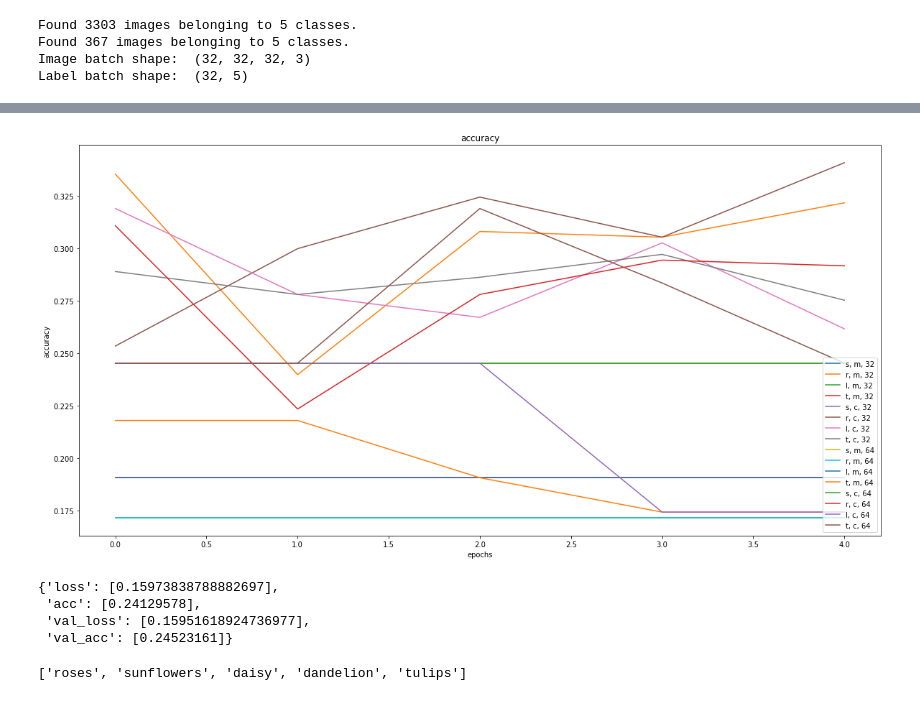
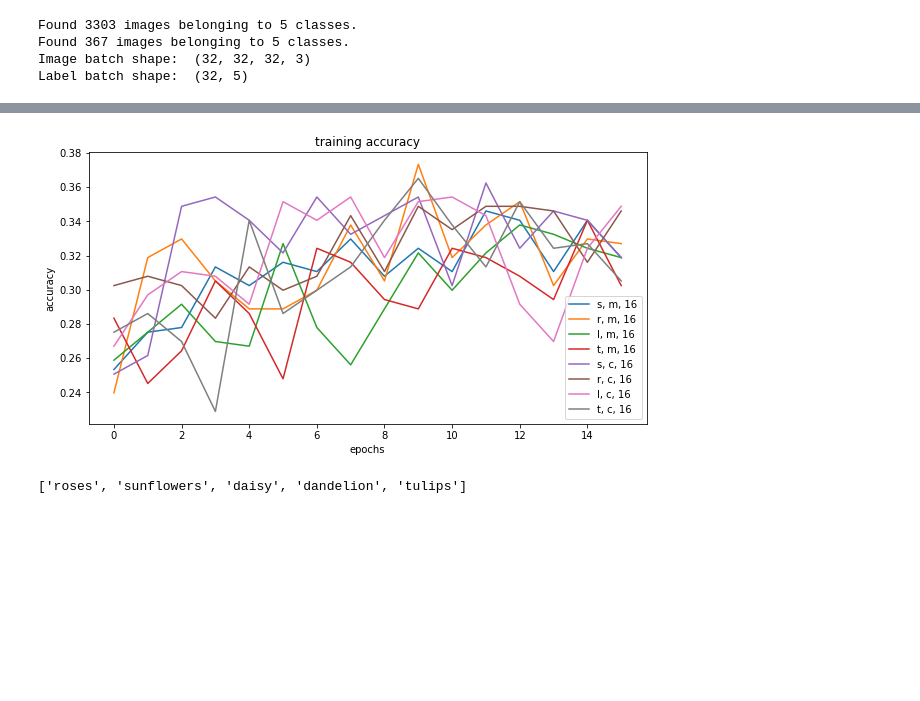
Before and after one commit to Koiter/docker-dl, a Jupyter notebook: Notebook/theBigRunner.ipynb, the cells around one changed output, grey strips where cells are left out. Cells and saved outputs as stored; diff of their text form; code cells hidden in the pictures; blank space fills up the shorter version.

```diff
--- a/Notebook/theBigRunner.ipynb
+++ b/Notebook/theBigRunner.ipynb
@@ -133,7 +131,7 @@ NameError: name 'data' is not defined
 image_generator = tf.keras.preprocessing.image.ImageDataGenerator(rescale=1/255)
 actFunc = ['sigmoid','relu','leaky','tanh']
 lossFunc = ['mean_squared_error','categorical_crossentropy']
-imSizes = [32,64]
+imSizes = [16]
 
 def getData(size):
     t_data = image_generator.flow_from_directory("flower_photos",color_mode="grayscale",target_size=(size,size))
@@ -176,7 +174,7 @@ def trainModel(model, tr_dat, val_dat):
 
 
 #initialisation
-epoch = 5
+epoch = 16
 
 savedMods = []
 runs = 1
@@ -226,0 +225,16 @@ Epoch 5/5
+# %%
+def plot_training(savedMods):
+    ledge = []
+    plt.figure(figsize=(10,5))
+    for i in range(len(savedMods)):
+        plt.plot(savedMods[i][3].history['validation_acc'])
+        ledge.append(savedMods[i][1][0]+ ', ' + savedMods[i][2][0] + ', '+str(savedMods[i][0]))
+    plt.title('validation accuracy')
+    plt.ylabel('accuracy')
+    plt.xlabel('epochs')
+    plt.legend(ledge, loc='lower right')
+    plt.show()
+mods32 = [savedMods[x] for x in range(len(savedMods)) if savedMods[x][0] == 32]
+mods64 = [savedMods[x] for x in range(len(savedMods)) if savedMods[x][0] == 64]
+plot_training(mods32)
+plot_training(mods64)
@@ -226,0 +244,3 @@ Epoch 5/5
+# %%
+mods16 = [savedMods[x] for x in range(len(savedMods)) if savedMods[x][0] == 16]
+plot_training(mods16)
@@ -227,25 +250,18 @@ Epoch 5/5
 # %%
 def plot_training(savedMods):
     ledge = []
-    plt.figure(figsize=(20,10))
+    plt.figure(figsize=(10,5))
     for i in range(len(savedMods)):
         plt.plot(savedMods[i][3].history['val_acc'])
         ledge.append(savedMods[i][1][0]+ ', ' + savedMods[i][2][0] + ', '+str(savedMods[i][0]))
-    plt.title('validation accuracy')
+    plt.title('training accuracy')
     plt.ylabel('accuracy')
     plt.xlabel('epochs')
     plt.legend(ledge, loc='lower right')
     plt.show()
-plot_training(savedMods)
+plot_training(mods16)
 # %% [output]
-[figure, old version]
+[figure, new version]
-# %%
-savedMods[0][3].history
-# %% [output]
-{'loss': [0.15973838788882697],
- 'acc': [0.24129578],
- 'val_loss': [0.15951618924736977],
- 'val_acc': [0.24523161]}
 # %%
 # pak van elke soort een plaatje
 soorten = os.listdir('flower_photos')[0:5]
```
Also changed, not shown: parts of 5 cells of this notebook.
